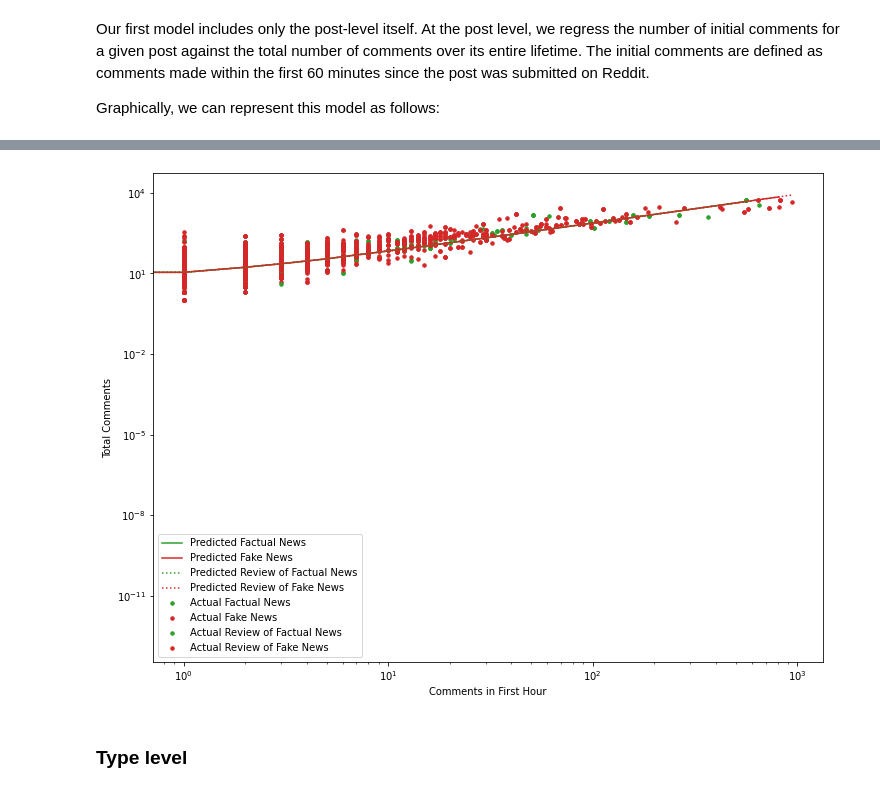
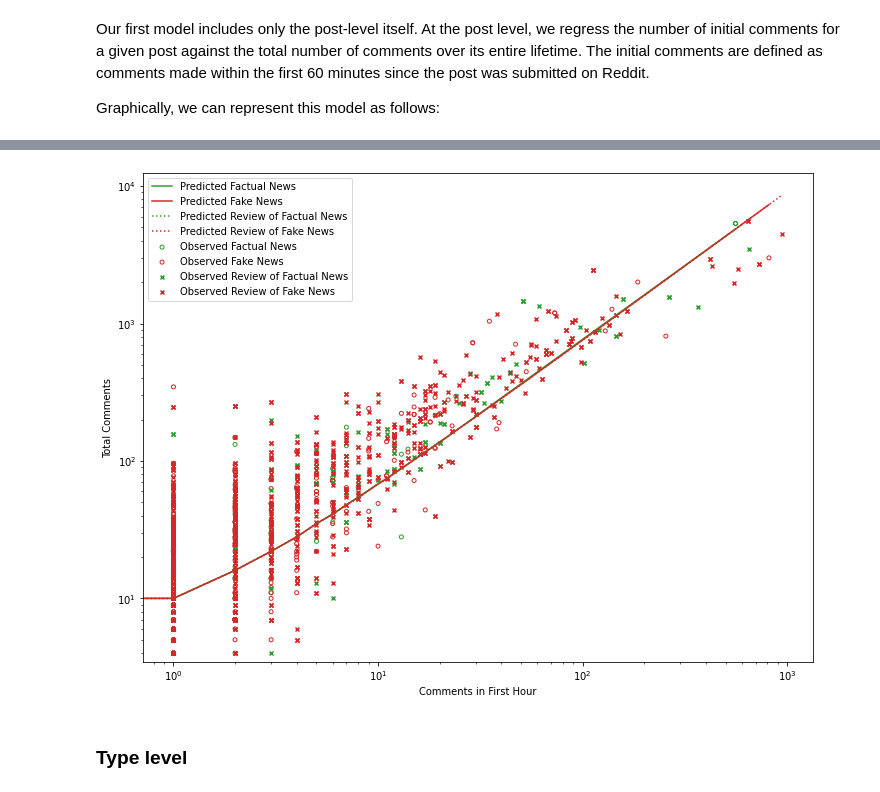
Before and after one commit to ageil/Probabilistic-Programming, a Jupyter notebook: docs/final_notebook.ipynb, the cells around one changed output, grey strips where cells are left out. Cells and saved outputs as stored; diff of their text form; code cells hidden in the pictures.

```diff
--- a/docs/final_notebook.ipynb
+++ b/docs/final_notebook.ipynb
@@ -83,9 +83,9 @@ p_data = transform_data(original_p_data)
 # %% [markdown]
 Finally, we split our data into test and train sets so that we can do separate evaluation on data which the model has not seen before.
 # %%
-train_data, test_data, unsplit_data = split_and_prep_data(p_data, t_data, s_data, r_data, y, p_types, p_stories, p_subreddits, train_frac=0.7)
-p_data_train, y_train, p_types_train, p_stories_train, p_subreddits_train = train_data
-p_data_test, y_test, p_types_test, p_stories_test, p_subreddits_test = test_data
+train_data, test_data, unsplit_data = split_and_prep_data(original_p_data, p_data, t_data, s_data, r_data, y, p_types, p_stories, p_subreddits, train_frac=0.7)
+original_p_data_train, p_data_train, y_train, p_types_train, p_stories_train, p_subreddits_train = train_data
+original_p_data_test, p_data_test, y_test, p_types_test, p_stories_test, p_subreddits_test = test_data
 t_data, s_data, r_data = unsplit_data
 # %% [markdown]
 ----
@@ -112,9 +112,9 @@ plot_losses(post_losses, log_scale = True, skip_first = 0)
 # %%
 # Using all data (Jagged—other factors at play)
-y_pred = get_y_pred(p_data, t_data, s_data, r_data, p_types, p_stories, p_subreddits)
+y_pred = get_y_pred(p_data_train, t_data, s_data, r_data, p_types_train, p_stories_train, p_subreddits_train)
 
-plot_predictions(original_p_data, y, p_types, original_p_data, y_pred, p_types, indep=1, log_scale=True)
+plot_predictions(original_p_data_train, y_train, p_types_train, original_p_data_train, y_pred, p_types_train, indep=1, log_scale=True)
 # %% [output]
-[figure, old version]
+[figure, new version]
 # %% [markdown]
 ### Type level
```
Also changed, not shown: parts of 17 cells of this notebook, 5 other files.
